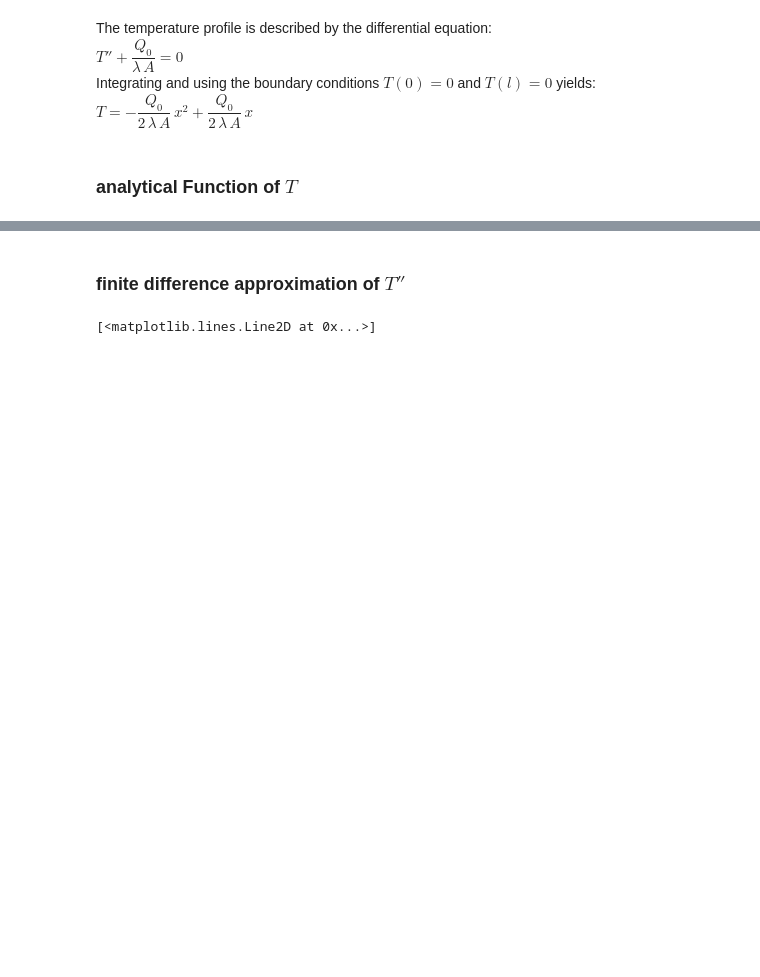
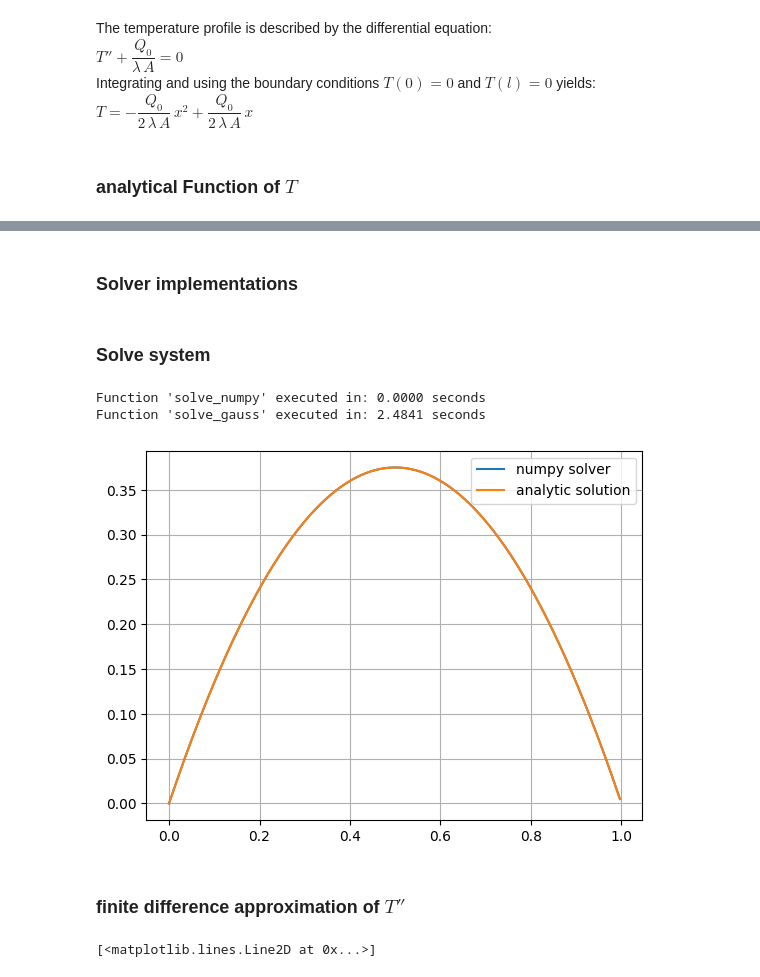
Before and after one commit to ajayhanssen/ThermalBar, a Jupyter notebook: thermalBar.ipynb, the cells around one changed output, grey strips where cells are left out. Saved outputs shown, nothing was run; the diff lists cells and outputs as text; code cells hidden in the pictures; blank space fills up the shorter version.

```diff
--- a/thermalBar.ipynb
+++ b/thermalBar.ipynb
@@ -33,0 +37,20 @@ Text(0, 0.5, 'temperature on beam in °C')
+# %%
+n = np.size(x)
+h = x[1] - x[0]
+
+A = (-2*np.eye(n) +
+     np.eye(n, k=1) +
+     np.eye(n, k=-1))
+A = A / h**2
+
+b = np.full(n, -Q0 / (lamb * Across))
+
+A[0, :] = 0
+A[0, 0] = 1
+b[0] = 0
+
+A[-1, :] = 0
+A[-1, -1] = 1
+b[-1] = 0
+
+print(A)
@@ -33,0 +71,2 @@ Text(0, 0.5, 'temperature on beam in °C')
+# %% [markdown]
+### Solver implementations
@@ -34,3 +129,19 @@ Text(0, 0.5, 'temperature on beam in °C')
+# %% [markdown]
+### Solve system
+# %%
+T_numpy = solve_numpy(A,b)
+T_gauss = solve_gauss(A,b)
+# %% [output]
+Function 'solve_numpy' executed in: 0.0000 seconds
+Function 'solve_gauss' executed in: 2.4841 seconds
+# %%
+end = -1
+plt.plot(x[0:end],T_numpy[0:end], label="numpy solver")
+plt.plot(x[0:end],T_analytic[0:end], label="analytic solution")
+plt.legend()
+plt.grid()
+# %% [output]
+[figure, added]
 # %% [markdown]
 ### finite difference approximation of $T''$
 # %%
```
Also changed, not shown: parts of 6 cells of this notebook.
